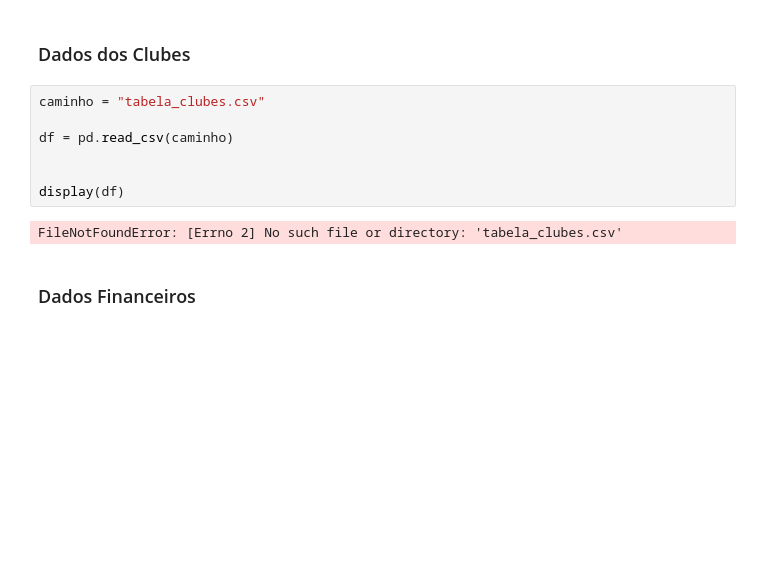
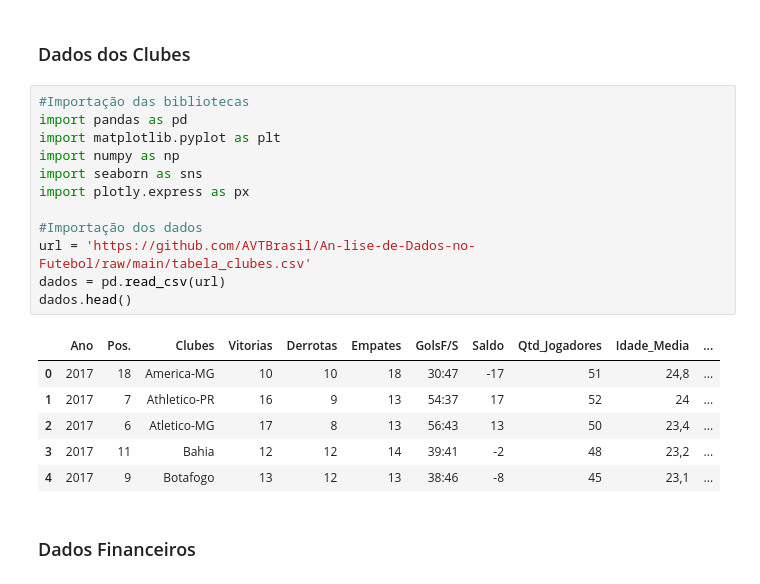
Before and after one commit to AVTBrasil/An-lise-de-Dados-no-Futebol, a Jupyter notebook: Analise_e_Relatorio.ipynb, the cells around one changed output. Cells and saved outputs as stored; diff of their text form; blank space fills up the shorter version.

```diff
--- a/Analise_e_Relatorio.ipynb
+++ b/Analise_e_Relatorio.ipynb
@@ -34,15 +35,25 @@ Para a visualização das tabelas a seguir, foi utilizado a biblioteca "pandas"
 import pandas as pd
 # %% [markdown]
 ###   Dados dos Clubes
-# %%
-caminho = "tabela_clubes.csv"
-
-df = pd.read_csv(caminho)
-
-
-display(df)
-# %% [output]
-FileNotFoundError: [Errno 2] No such file or directory: 'tabela_clubes.csv'
+# %%
+#Importação das bibliotecas
+import pandas as pd
+import matplotlib.pyplot as plt
+import numpy as np
+import seaborn as sns
+import plotly.express as px
+
+#Importação dos dados
+url = 'https://github.com/AVTBrasil/An-lise-de-Dados-no-Futebol/raw/main/tabela_clubes.csv'
+dados = pd.read_csv(url)
+dados.head()
+# %% [output]
+|  | Ano | Pos. | Clubes | Vitorias | Derrotas | Empates | GolsF/S | Saldo | Qtd_Jogadores | Idade_Media | ... |
+| 0 | 2017 | 18 | America-MG | 10 | 10 | 18 | 30:47 | -17 | 51 | 24,8 | ... |
+| 1 | 2017 | 7 | Athletico-PR | 16 | 9 | 13 | 54:37 | 17 | 52 | 24 | ... |
+| 2 | 2017 | 6 | Atletico-MG | 17 | 8 | 13 | 56:43 | 13 | 50 | 23,4 | ... |
+| 3 | 2017 | 11 | Bahia | 12 | 12 | 14 | 39:41 | -2 | 48 | 23,2 | ... |
+| 4 | 2017 | 9 | Botafogo | 13 | 12 | 13 | 38:46 | -8 | 45 | 23,1 | ... |
 # %% [markdown]
 ### Dados Financeiros
 # %%
```
Also changed, not shown: parts of 6 cells of this notebook.
